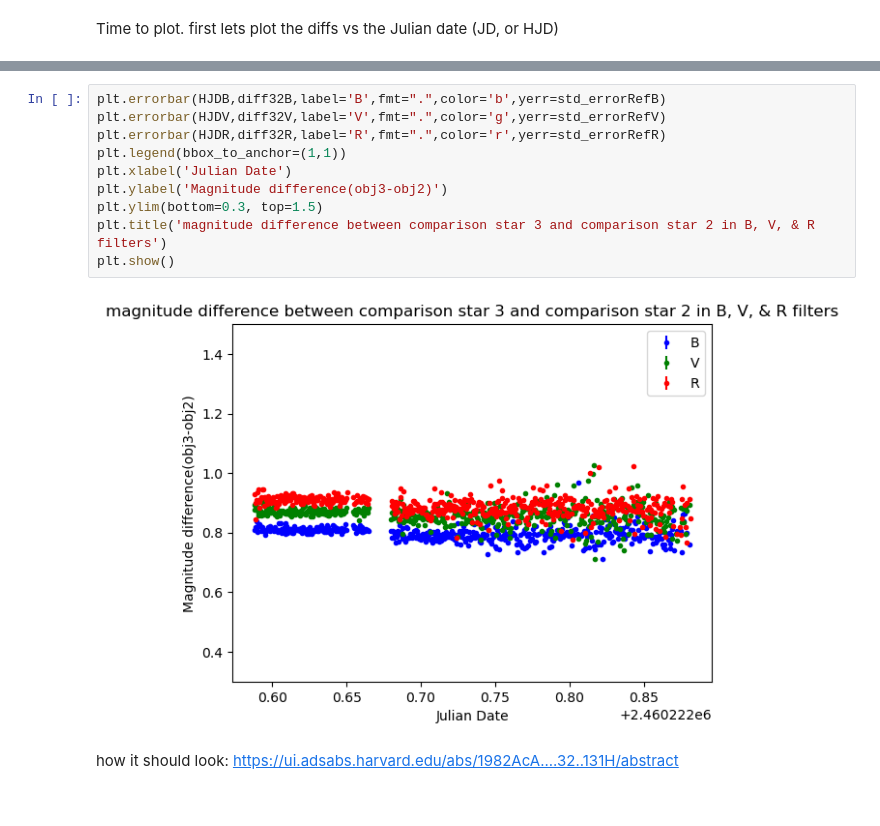
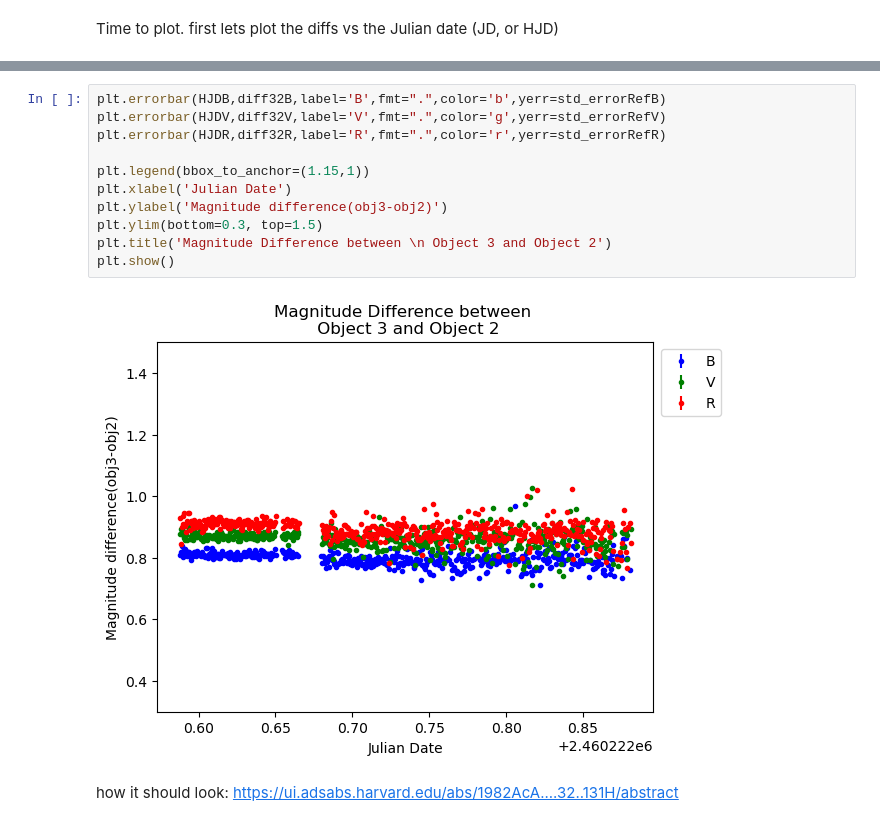
Before and after one commit to llarrieu/AST401L_BXPeg, a Jupyter notebook: lightCurve.ipynb, the cells around one changed output, grey strips where cells are left out. Drawn from its saved outputs; the diff is of its cells as text.

```diff
--- a/lightCurve.ipynb
+++ b/lightCurve.ipynb
@@ -154,15 +125,16 @@ plt.show()
 # %%
 plt.errorbar(HJDB,diff32B,label='B',fmt=".",color='b',yerr=std_errorRefB)
 plt.errorbar(HJDV,diff32V,label='V',fmt=".",color='g',yerr=std_errorRefV)
 plt.errorbar(HJDR,diff32R,label='R',fmt=".",color='r',yerr=std_errorRefR)
-plt.legend(bbox_to_anchor=(1,1))
+
+plt.legend(bbox_to_anchor=(1.15,1))
 plt.xlabel('Julian Date')
 plt.ylabel('Magnitude difference(obj3-obj2)')
 plt.ylim(bottom=0.3, top=1.5)
-plt.title('magnitude difference between comparison star 3 and comparison star 2 in B, V, & R filters')
+plt.title('Magnitude Difference between \n Object 3 and Object 2')
 plt.show()
 # %% [output]
-[figure, old version]
+[figure, new version]
 # %% [markdown]
 how it should look:
 https://ui.adsabs.harvard.edu/abs/1982AcA....32..131H/abstract
```
Also changed, not shown: parts of 4 cells of this notebook.
